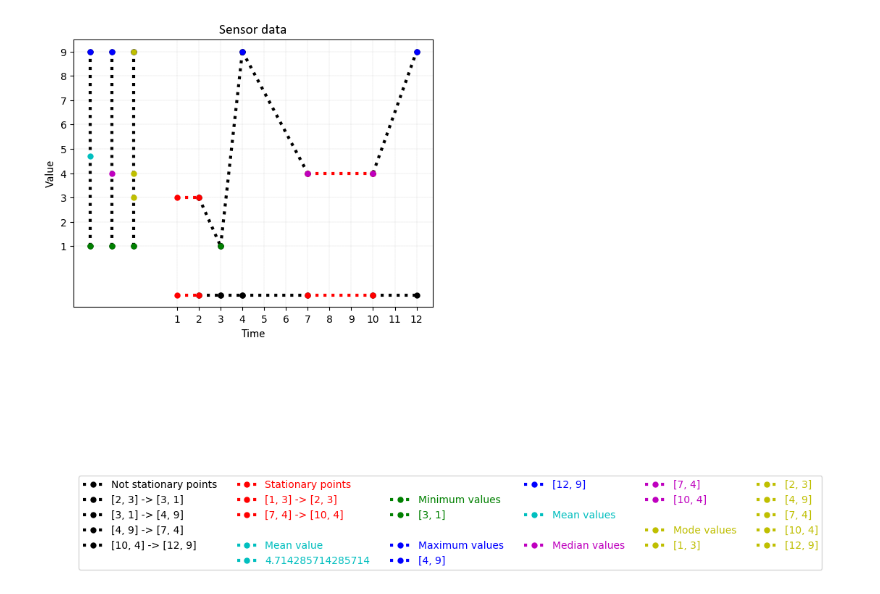
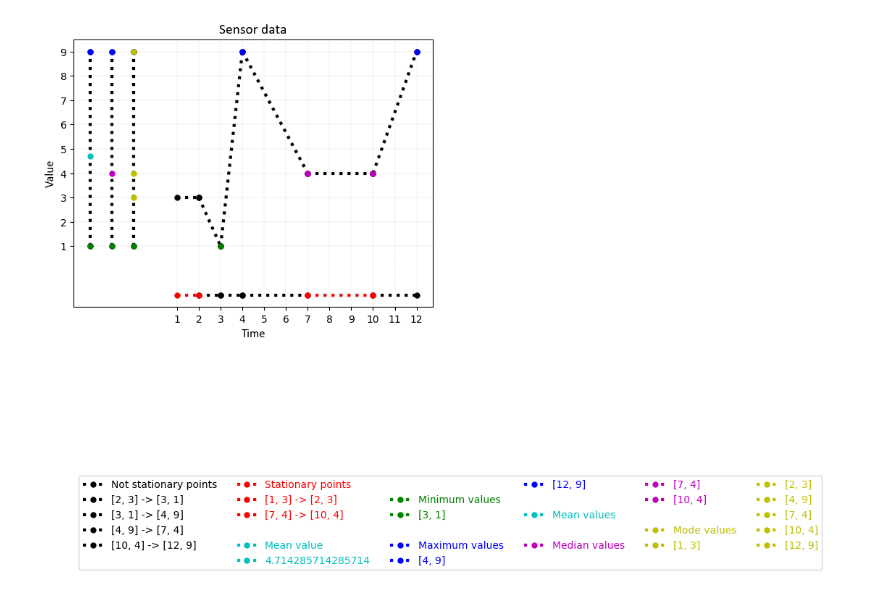
Before and after one commit to venerbamirco/TesiMagistrale, a Jupyter notebook: ProgettoPython/graphs/sensors/data.ipynb, the cells around one changed output. Cells and saved outputs as stored; diff of their text form; code cells hidden in the pictures.

```diff
--- a/ProgettoPython/graphs/sensors/data.ipynb
+++ b/ProgettoPython/graphs/sensors/data.ipynb
@@ -126,6 +126,27 @@ def get_stationary_and_not_stationary_points ( x_axis_values , y_axis_values ) :
 # function used to plot stationary and not stationary points
 def plot_stationary_and_not_stationary_points ( list_stationary_points , list_not_stationary_points ) :
 
+	# for each not stationary point
+	for not_stationary_point in list_not_stationary_points :
+
+		# plot actual line with not stationary label
+		plt.plot (
+				not_stationary_point [ 0 ] , not_stationary_point [ 1 ] ,
+				marker = "o" , linestyle = ":" , linewidth = 3 , markeredgecolor = "k" , markerfacecolor = "k" , color = "k" , markersize = 5
+				)
+
+	# for each stationary point
+	for stationary_point in list_stationary_points :
+
+		# plot actual line with stationary label
+		plt.plot (
+				stationary_point [ 0 ] , stationary_point [ 1 ] ,
+				marker = "o" , linestyle = ":" , linewidth = 3 , markeredgecolor = "k" , markerfacecolor = "k" , color = "k" , markersize = 5
+				)
+
+# function used to plot the references of stationary and not stationary points into x axis
+def plot_references_stationary_and_not_stationary_points_to_x_axis ( min_x_axis , max_x_axis , min_y_axis , max_y_axis , list_stationary_points , list_not_stationary_points ) :
+
 	# legend title for not stationary points
 	plt.plot ( [ ] , [ ] , label = "Not stationary points" , marker = "o" , linestyle = ":" , linewidth = 3 , markeredgecolor = "k" , markerfacecolor = "k" , color = "k" , markersize = 5 )
 
@@ -135,9 +156,9 @@ def plot_stationary_and_not_stationary_points ( list_stationary_points , list_no
 		# build the string to label each edge
 		actual_line = str ( [ not_stationary_point [ 0 ] [ 0 ] , not_stationary_point [ 1 ] [ 0 ] ] ) + " -> " + str ( [ not_stationary_point [ 0 ] [ 1 ] , not_stationary_point [ 1 ] [ 1 ] ] )
 
-		# plot actual line with not stationary label
+		# plot references to x axis
 		plt.plot (
-				not_stationary_point [ 0 ] , not_stationary_point [ 1 ] ,
+				not_stationary_point [ 0 ] , [ min_x_axis - 2 , min_x_axis - 2 ] ,
 				label = actual_line , marker = "o" , linestyle = ":" , linewidth = 3 , markeredgecolor = "k" , markerfacecolor = "k" , color = "k" , markersize = 5
 				)
 
@@ -153,31 +174,10 @@ def plot_stationary_and_not_stationary_points ( list_stationary_points , list_no
 		# build the string to label each edge
 		actual_line = str ( [ stationary_point [ 0 ] [ 0 ] , stationary_point [ 1 ] [ 0 ] ] ) + " -> " + str ( [ stationary_point [ 0 ] [ 1 ] , stationary_point [ 1 ] [ 1 ] ] )
 
-		# plot actual line with stationary label
-		plt.plot (
-				stationary_point [ 0 ] , stationary_point [ 1 ] ,
-				label = actual_line , marker = "o" , linestyle = ":" , linewidth = 3 , markeredgecolor = "r" , markerfacecolor = "r" , color = "r" , markersize = 5
-				)
-
-# function used to plot the references of stationary and not stationary points into x axis
-def plot_references_stationary_and_not_stationary_points_to_x_axis ( min_x_axis , max_x_axis , min_y_axis , max_y_axis , list_stationary_points , list_not_stationary_points ) :
-
-	# for each not stationary point
-	for not_stationary_point in list_not_stationary_points :
-
-		# plot references to x axis
-		plt.plot (
-				not_stationary_point [ 0 ] , [ min_x_axis - 2 , min_x_axis - 2 ] ,
-				marker = "o" , linestyle = ":" , linewidth = 3 , markeredgecolor = "k" , markerfacecolor = "k" , color = "k" , markersize = 5
-				)
-
-	# for each stationary point
-	for stationary_point in list_stationary_points :
-
 		# plot references to x axis
 		plt.plot (
 				stationary_point [ 0 ] , [ min_x_axis - 2 , min_x_axis - 2 ] ,
-				marker = "o" , linestyle = ":" , linewidth = 3 , markeredgecolor = "r" , markerfacecolor = "r" , color = "r" , markersize = 5
+				label = actual_line , marker = "o" , linestyle = ":" , linewidth = 3 , markeredgecolor = "r" , markerfacecolor = "r" , color = "r" , markersize = 5
 				)
 
 # function used to plot characteristics in all points of the graph
@@ -372,31 +372,31 @@ def plot_references_point_characteristics_to_y_axis ( min_x_axis , max_x_axis ,
 x_axis_values = np.array ( [ 1 , 2 , 3 , 4 , 7 , 10 , 12 ] )
 y_axis_values = np.array ( [ 3 , 3 , 1 , 9 , 4 , 4 , 9 ] )
 
 # if input sensor data are correct
 if check_input_sensor_data ( x_axis_values , y_axis_values ) :
 
 	# get min and max values for the two axis respect input sensor data
 	min_x_axis , max_x_axis , min_y_axis , max_y_axis = get_min_max_values_two_axis ( x_axis_values , y_axis_values )
 
 	# get characteristics of input sensor data
 	mean , median , mode , std = get_characteristics_input_sensor_data ( y_axis_values )
 
 	# get lists of stationary and not stationary points
 	list_stationary_points , list_not_stationary_points = get_stationary_and_not_stationary_points ( x_axis_values , y_axis_values )
 
 	# plot stationary and not stationary points
 	plot_stationary_and_not_stationary_points ( list_stationary_points , list_not_stationary_points )
 
 	# plot the references of stationary and not stationary points into x axis
 	plot_references_stationary_and_not_stationary_points_to_x_axis ( min_x_axis , max_x_axis , min_y_axis , max_y_axis , list_stationary_points , list_not_stationary_points )
 
 	# plot the references of input sensor data characteristics into y axis
 	plot_references_point_characteristics_to_y_axis ( min_x_axis , max_x_axis , min_y_axis , max_y_axis , mean , median , mode , std )
 
 	# plot
 	plot_characteristics_each_point ( x_axis_values , y_axis_values , min_x_axis , max_x_axis , min_y_axis , max_y_axis , mean , median , mode , std )
 
 	# set all graph properties and draw the graph
 	set_graph_properties ( min_x_axis , max_x_axis , min_y_axis , max_y_axis )
 # %% [output]
-[figure, old version]
+[figure, new version]
```
Also changed, not shown: 6 other files.
